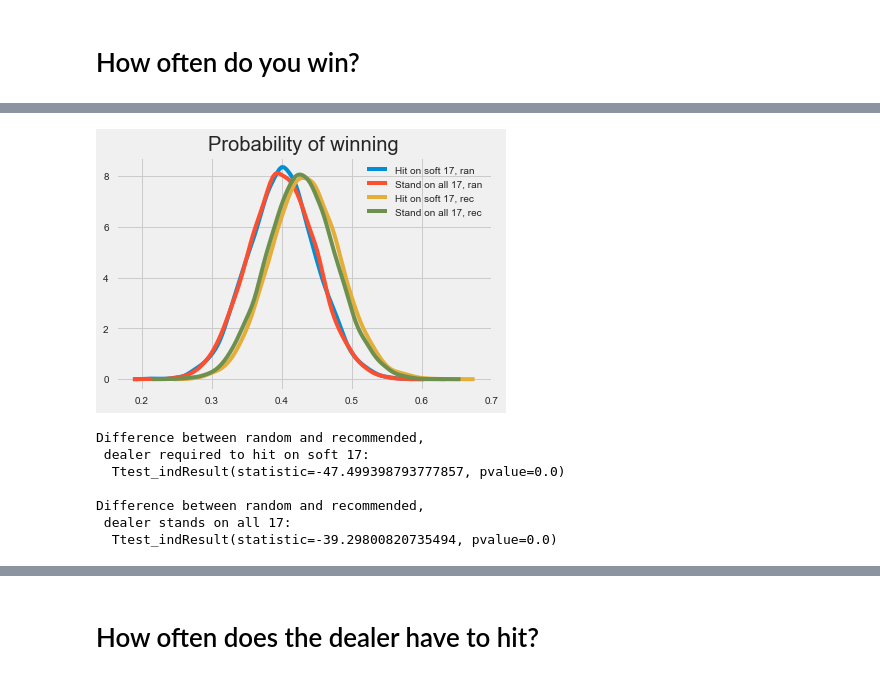
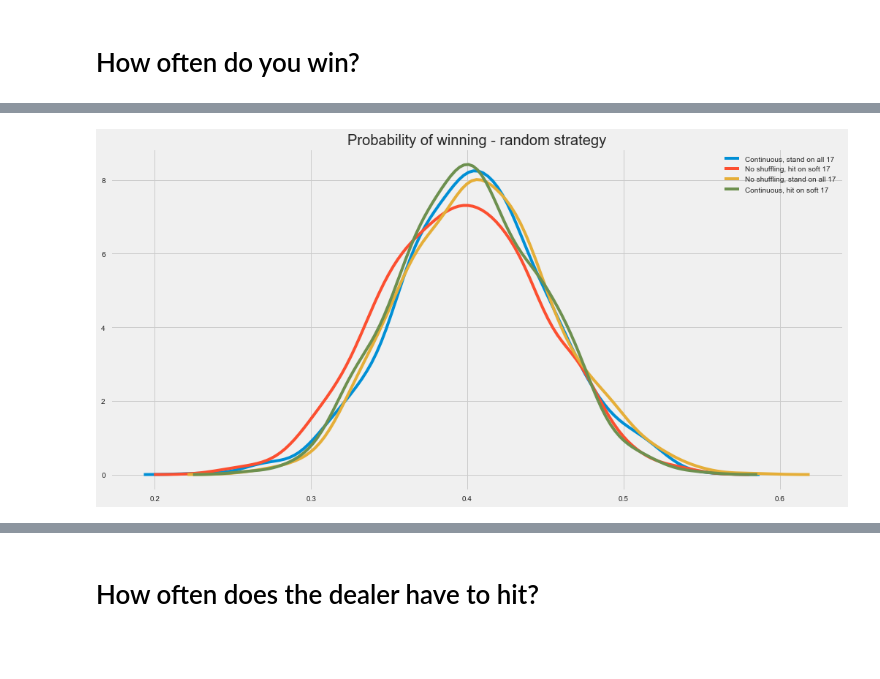
Before and after one commit to jocelyn-ong/data-science-projects, a Jupyter notebook: others/blackjack/analysis.ipynb, the cells around one changed output, grey strips where cells are left out. Cells and saved outputs as stored; diff of their text form; code cells hidden in the pictures; blank space fills up the shorter version.

```diff
--- a/others/blackjack/analysis.ipynb
+++ b/others/blackjack/analysis.ipynb
@@ -92,0 +285,8 @@ ns_rec = [get_win_p(df, strategy=1) for _ in range(10000)]
+# %%
+ran_all_con = [get_win_p(df, strategy=0, soft=0, game_type=0) for _ in range(num_trials)]
+# %%
+ran_all_nos = [get_win_p(df, strategy=0, soft=0, game_type=1) for _ in range(num_trials)]
+# %%
+ran_soft_con = [get_win_p(df, strategy=0, soft=1, game_type=0) for _ in range(num_trials)]
+# %%
+ran_soft_nos = [get_win_p(df, strategy=0, soft=1, game_type=1) for _ in range(num_trials)]
@@ -93,21 +301,8 @@ ns_rec = [get_win_p(df, strategy=1) for _ in range(10000)]
 # %%
-sns.distplot(soft_random, hist=False, label="Hit on soft 17, ran");
-sns.distplot(ns_random, hist=False, label="Stand on all 17, ran");
-sns.distplot(soft_rec, hist=False, label="Hit on soft 17, rec");
-sns.distplot(ns_rec, hist=False, label="Stand on all 17, rec");
-plt.title("Probability of winning");
+sns.distplot(ran_all_con, hist=False, label="Continuous, stand on all 17");
+sns.distplot(ran_soft_nos, hist=False, label="No shuffling, hit on soft 17");
+sns.distplot(ran_all_nos, hist=False, label="No shuffling, stand on all 17");
+sns.distplot(ran_soft_con, hist=False, label="Continuous, hit on soft 17");
+plt.title("Probability of winning - random strategy");
 # %% [output]
-[figure, old version]
+[figure, new version]
-# %%
-# Looks like we're more likely to win when we're playing the recommended strategy
-# Is the difference significant?
-print ("Difference between random and recommended,\n dealer required to hit on soft 17:\n  {}\n".format(stats.ttest_ind(soft_random, soft_rec)))
-print ("Difference between random and recommended,\n dealer stands on all 17:\n  {}\n".format(stats.ttest_ind(ns_random, ns_rec)))
-# %% [output]
-Difference between random and recommended,
- dealer required to hit on soft 17:
-  Ttest_indResult(statistic=-47.499398793777857, pvalue=0.0)
-
-Difference between random and recommended,
- dealer stands on all 17:
-  Ttest_indResult(statistic=-39.29800820735494, pvalue=0.0)
```
Also changed, not shown: parts of 107 cells of this notebook, 15 other files.
